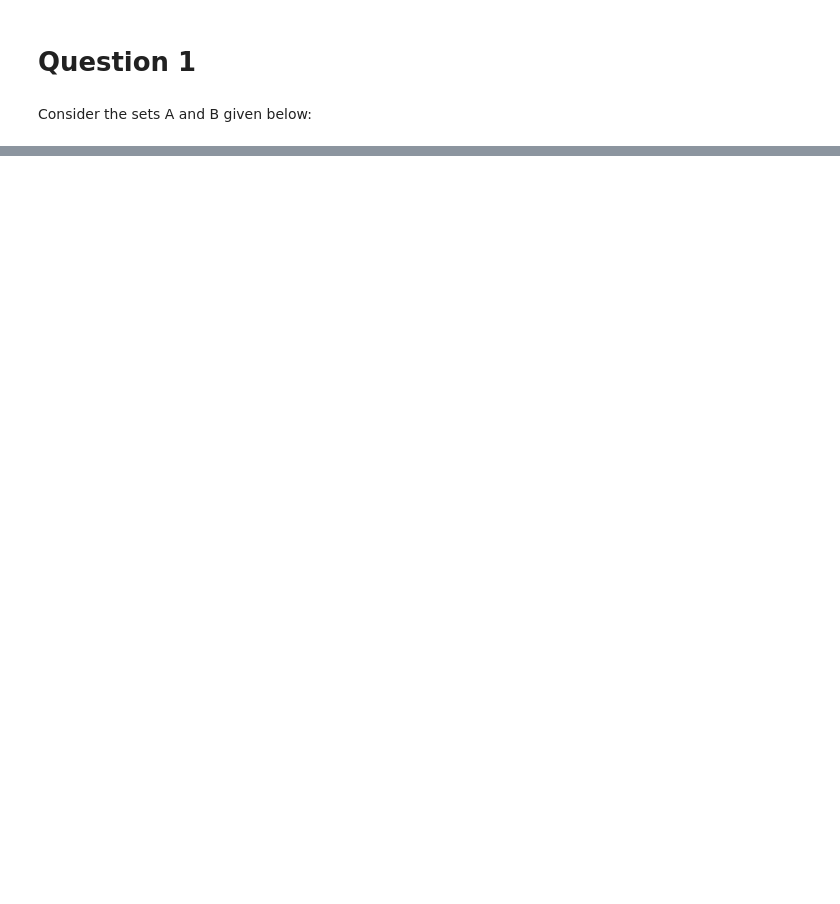
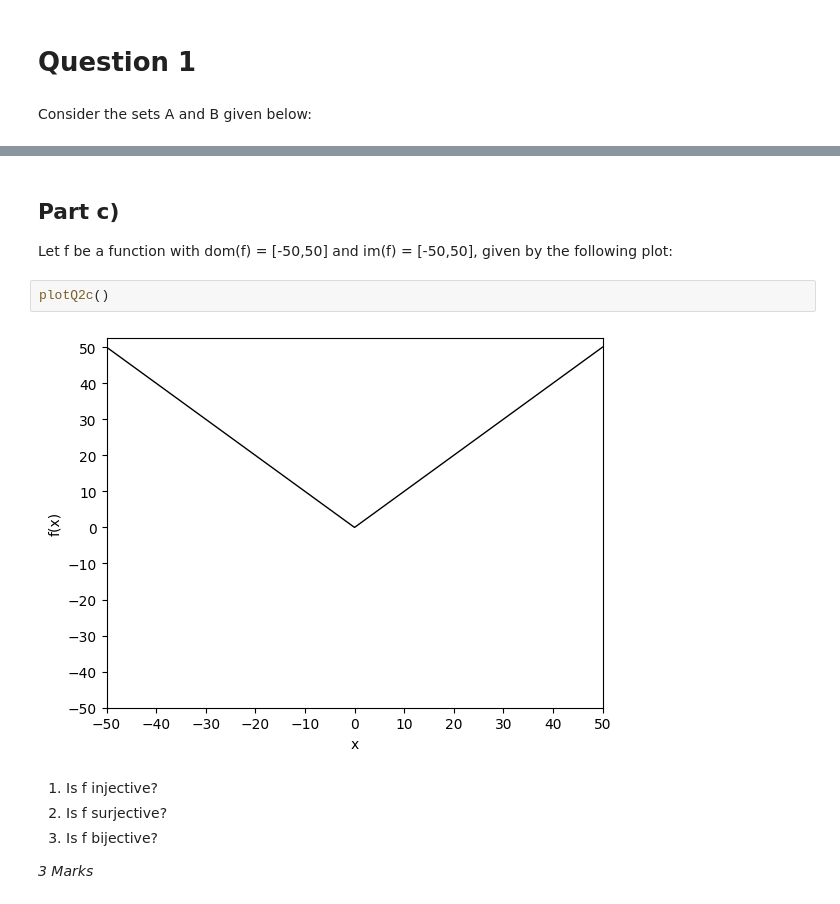
Before and after one commit to JasonPSmith/NTUMathsTeaching, a Jupyter notebook: 2024_25_Coursework.ipynb, the cells around one changed output, grey strips where cells are left out. Drawn from its saved outputs; the diff is of its cells as text; blank space fills up the shorter version.

```diff
--- a/2024_25_Coursework.ipynb
+++ b/2024_25_Coursework.ipynb
@@ -57,0 +212,14 @@ answer5 =
+# %% [markdown]
+## Part c)
+
+Let f be a function with dom(f) = \[-50,50\] and im(f) = \[-50,50\], given by the following plot:
+# %%
+plotQ2c()
+# %% [output]
+[figure, added]
+# %% [markdown]
+1.    Is f injective?
+2.    Is f surjective?
+3.    Is f bijective?
+
+*3 Marks*
```
Also changed, not shown: parts of 31 cells of this notebook.
